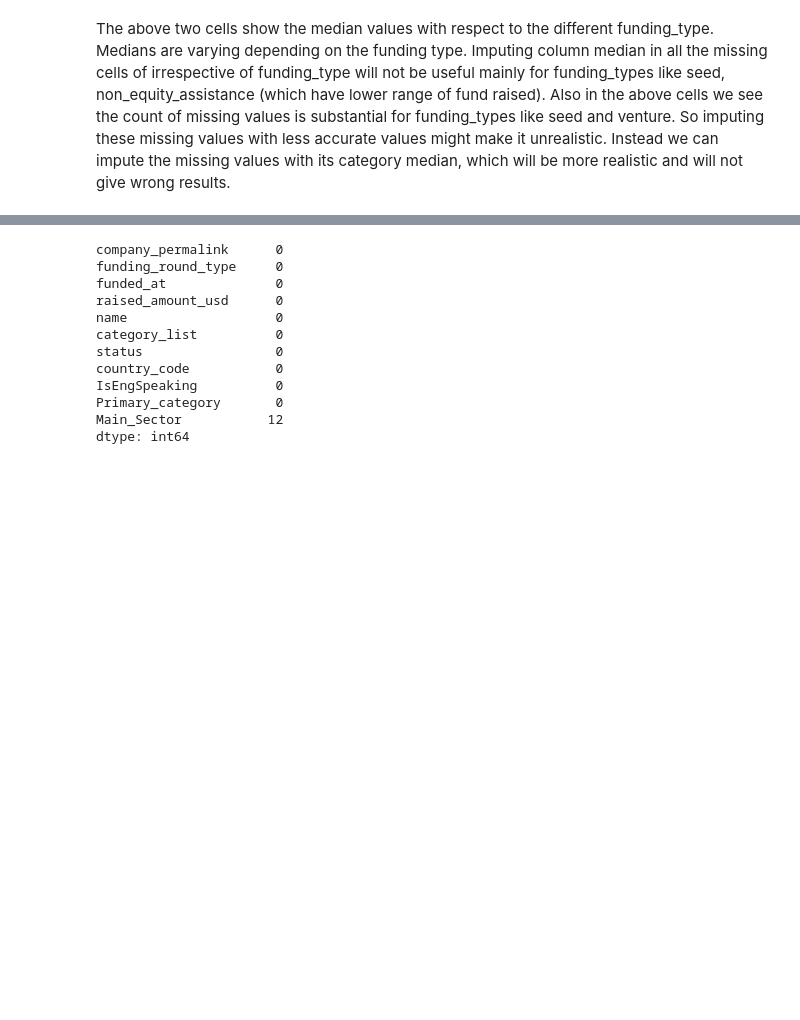
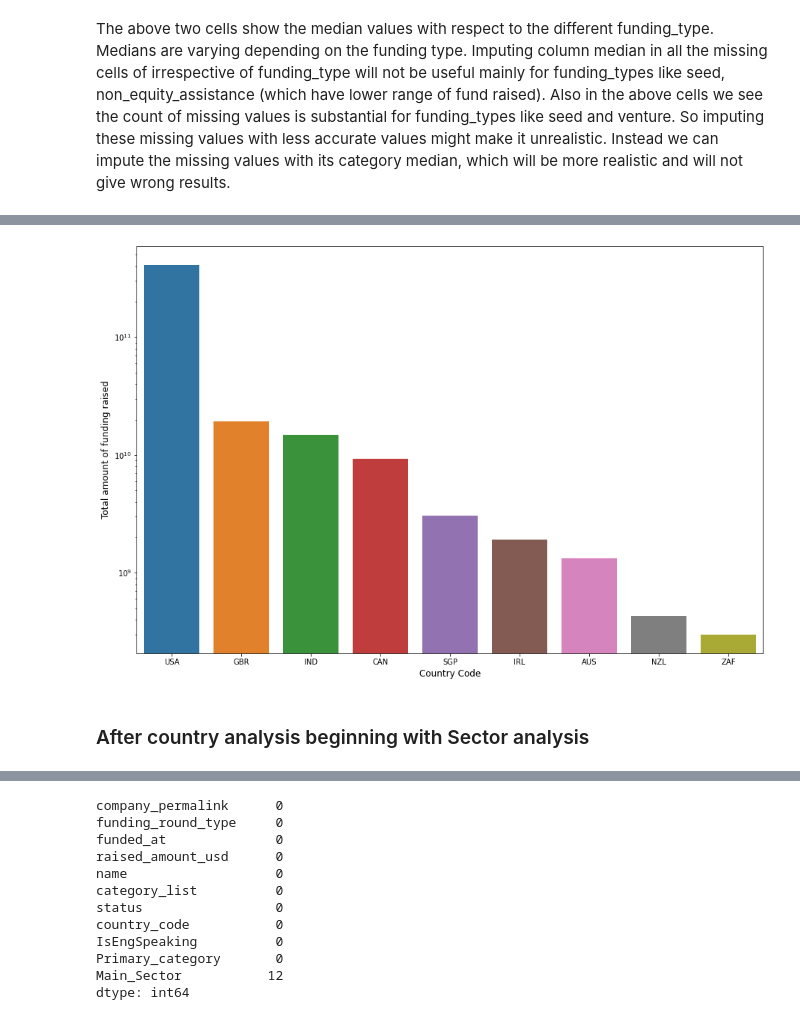
Before and after one commit to PCP4Dev/AI, a Jupyter notebook: InvestmentAssignment/Investment Assignment.ipynb, the cells around one changed output, grey strips where cells are left out. Drawn from its saved outputs; the diff is of its cells as text; code cells hidden in the pictures; blank space fills up the shorter version.

```diff
--- a/InvestmentAssignment/Investment Assignment.ipynb
+++ b/InvestmentAssignment/Investment Assignment.ipynb
@@ -581,0 +439,14 @@ dtype: float64
+# %%
+# The below plot helps in our country analysis.
+# From the plot it can be seen that the top 3 countries which have attracted the most of the investment are
+# USA, GBR and IND. Actual values can be seen from the dataframe top9 from previous cell.
+plt.figure(figsize=[15,10])
+g = sns.barplot(data=top9, x="country_code", y="raised_amount_usd")
+g.set_yscale("log") # y axis by log scale for clearity in plot
+plt.ylabel("Total amount of funding raised", size=12)
+plt.xlabel("Country Code", size=12)
+plt.show()
+# %% [output]
+[figure, added]
+# %% [markdown]
+### After country analysis beginning with Sector analysis
```
Also changed, not shown: parts of 180 cells of this notebook.
